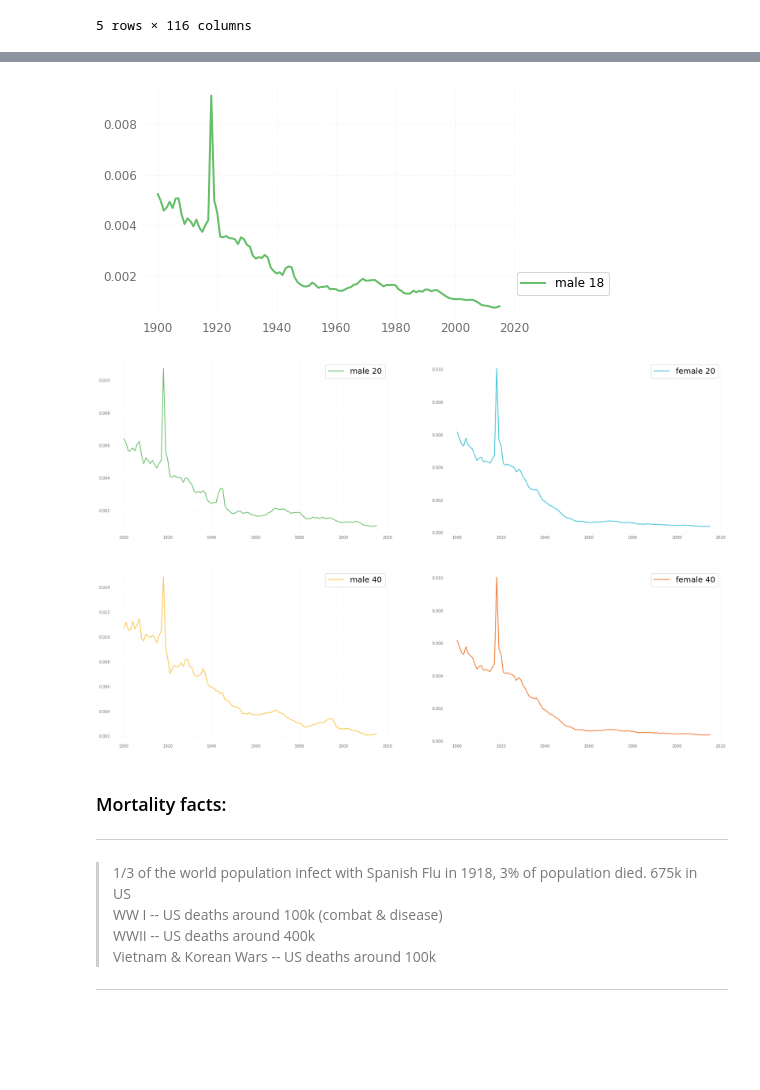
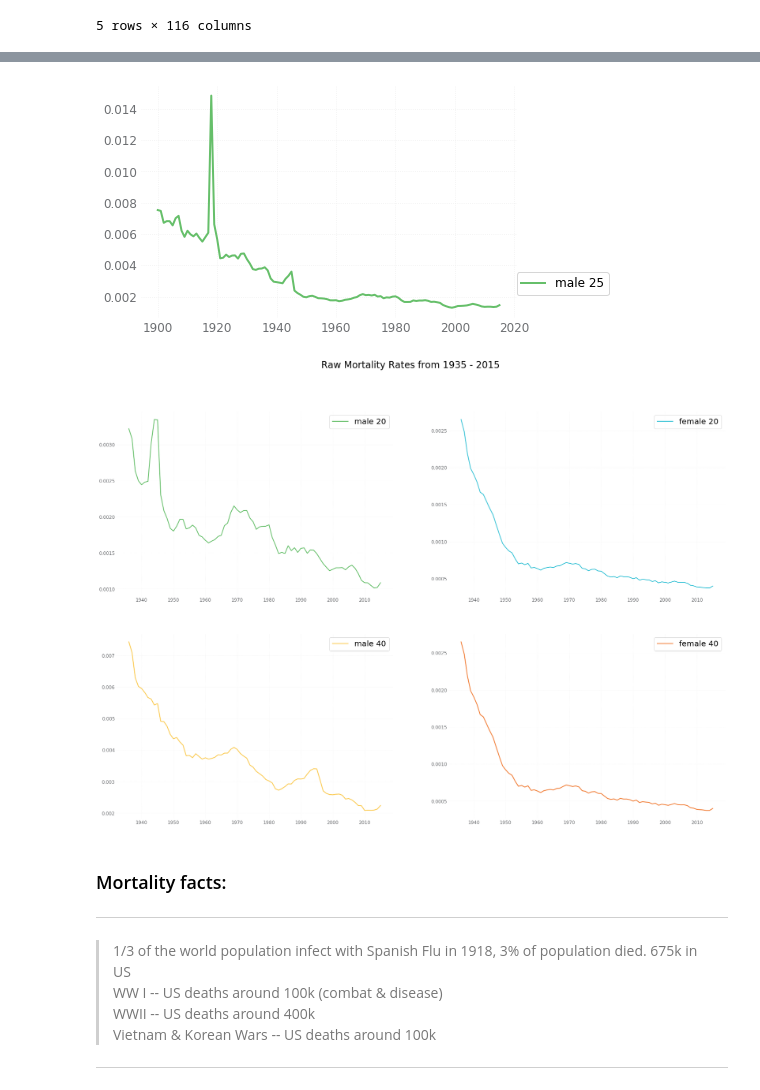
Before and after one commit to 1ScottWright/US-Population-Mortality-Analysis, a Jupyter notebook: code/03-data-collection-targets-with-EDA.ipynb, the cells around one changed output, grey strips where cells are left out. Drawn from its saved outputs; the diff is of its cells as text; code cells hidden in the pictures; blank space fills up the shorter version.

```diff
--- a/code/03-data-collection-targets-with-EDA.ipynb
+++ b/code/03-data-collection-targets-with-EDA.ipynb
@@ -55,23 +53,24 @@ plot_age(female, 18, 'female')
 # %%
-plot_age(male, 18, 'male')
+plot_age(male, 25, 'male')
 # %% [output]
-[figure, old version]
+[figure, new version]
 # %%
 plt.figure(figsize=(25,18))
+plt.suptitle("Raw Mortality Rates from 1935 - 2015", fontsize = 24)
 ax =plt.subplot(221)
-ax = plt.plot(male.iloc[20,:], label = 'male 20', c = '#66BF6A')
+ax = plt.plot(male.iloc[20,-80:], label = 'male 20', c = '#66BF6A')
 plt.legend(fontsize=20)
 ax2 = plt.subplot(222)
-ax2 = plt.plot(female.iloc[20,:], label = 'female 20', c =  '#3DC4D7')
+ax2 = plt.plot(female.iloc[20,-80:], label = 'female 20', c =  '#3DC4D7')
 plt.legend(fontsize=20)
 ax3 = plt.subplot(223)
-ax3 = plt.plot(male.iloc[40,:], label = 'male 40', c = '#FBC94D')
+ax3 = plt.plot(male.iloc[40,-80:], label = 'male 40', c = '#FBC94D')
 plt.legend(fontsize=20)
 ax4 = plt.subplot(224)
-ax4 = plt.plot(female.iloc[20,:], label = 'female 40', c='#F17B33')
+ax4 = plt.plot(female.iloc[20,-80:], label = 'female 40', c='#F17B33')
 plt.legend(fontsize=20);
 # %% [output]
-[figure, old version]
+[figure, new version]
 # %% [markdown]
 ### Mortality facts:
 ---
```
Also changed, not shown: parts of 14 cells of this notebook, 4 other files.
